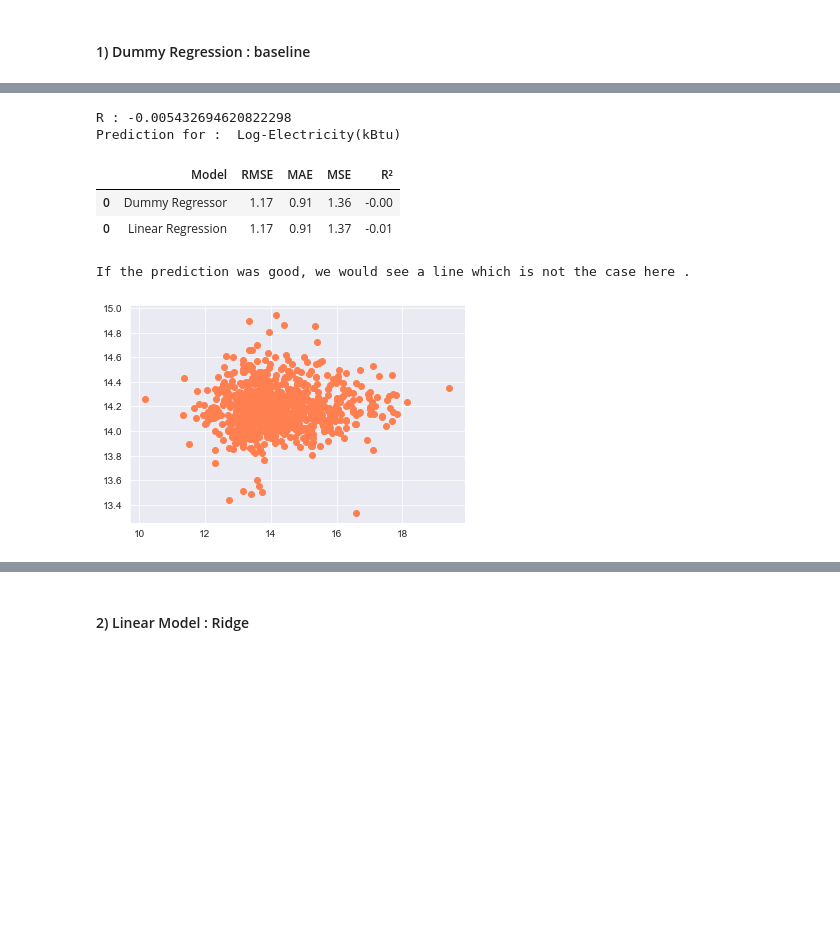
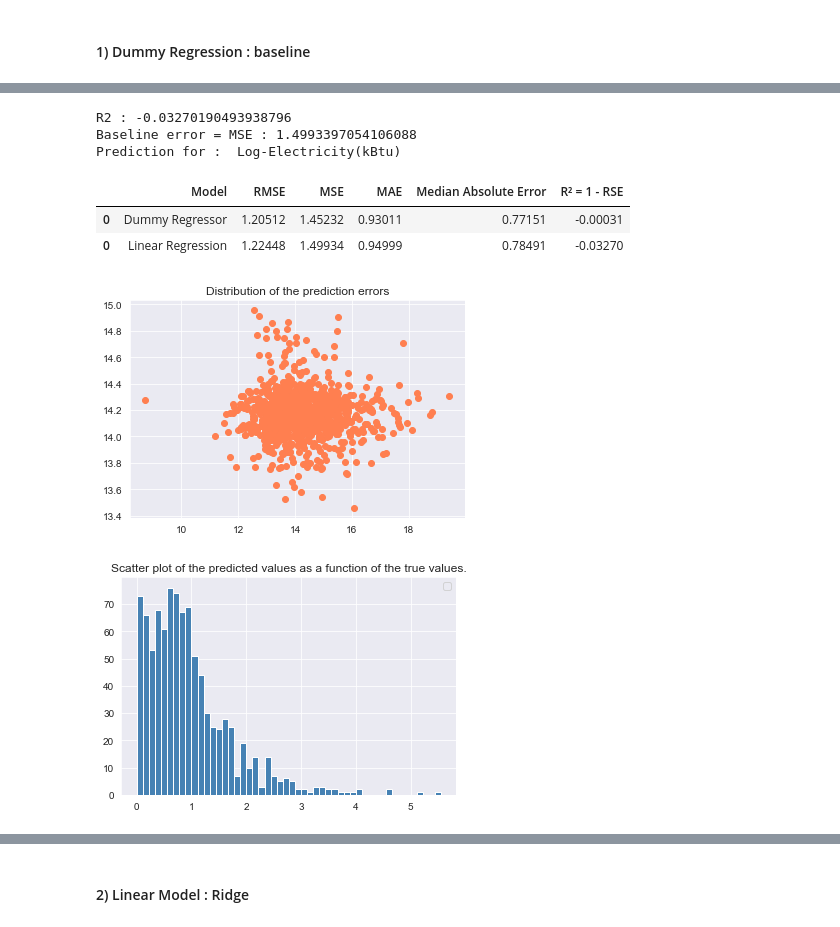
Before and after one commit to oumeima-elgharbi/P4_Data_Science_OpenClassrooms, a Jupyter notebook: P4_03_prediction.ipynb, the cells around one changed output, grey strips where cells are left out. Saved outputs shown, nothing was run; the diff lists cells and outputs as text; code cells hidden in the pictures; blank space fills up the shorter version.

Commit message:
trying models, put again outliers

```diff
--- a/P4_03_prediction.ipynb
+++ b/P4_03_prediction.ipynb
@@ -77,7 +84,9 @@ print("This dictionary will be used when reading the csv file to assign a type t
 # %% [output]
 This dictionary will be used when reading the csv file to assign a type to categorical features : {'BuildingType': 'category', 'PrimaryPropertyType': 'category', 'Neighborhood': 'category', 'ZipCode': ...
 # %%
-dataset_path = "dataset/cleaned/2016_Building_Energy_Prediction.csv"
+path = "./dataset/cleaned/"
+filename = "2016_Building_Energy_Prediction.csv"
+dataset_path = "{}{}".format(path, filename)
 # we assign the categorical features with a categotical type
 data = pd.read_csv(dataset_path, dtype=category_types, sep=",")
 # %%
@@ -138,7 +147,7 @@ Index(['OSEBuildingID', 'BuildingType', 'PrimaryPropertyType', 'ZipCode',
        'Log-TotalGHGEmissions'],
       dtype='object')
 # %%
-features_for_prediction = ["BuildingType", "PrimaryPropertyType", "Neighborhood", "Log-NumberofFloors", "Log-PropertyGFATotal", "Log-PropertyGFAParking", "Log-SecondLargestPropertyUseTypeGFA", "Log-ThirdLargestPropertyUseTypeGFA"]
+features_for_prediction = ["BuildingType", "PrimaryPropertyType", "Neighborhood", "Log-NumberofFloors", "Log-PropertyGFATotal", "Log-PropertyGFABuilding(s)", "Log-SecondLargestPropertyUseTypeGFA", "Log-ThirdLargestPropertyUseTypeGFA"]
 
 #features_for_prediction = ["YearBuilt", "NumberofBuildings", "NumberofFloors", "LargestPropertyUseTypeGFA", "SecondLargestPropertyUseTypeGFA", "ThirdLargestPropertyUseTypeGFA",
    #                        "BuildingType","PrimaryPropertyType", "Neighborhood", "LargestPropertyUseType", "SecondLargestPropertyUseType", "ThirdLargestPropertyUseType"]
@@ -588,18 +597,19 @@ X_test.shape
 # %% [markdown]
 #### 1) Dummy Regression : baseline
 # %%
-from sklearn.metrics import mean_absolute_error,r2_score,mean_squared_error
+from sklearn.metrics import mean_absolute_error, r2_score, mean_squared_error, median_absolute_error
 
-pd.set_option('display.float_format', lambda x: '%.2f' % x)
+pd.set_option('display.float_format', lambda x: '%.5f' % x)
 
 global results
 results = pd.DataFrame({})
 
 def evaluate_regression(model_name, results, y_test, y_pred):
     print("Prediction for : ", variable_to_predict)
+    mse = mean_squared_error(y_test, y_pred)
     rmse = np.sqrt(mean_squared_error(y_test, y_pred))
     mae = mean_absolute_error(y_test,y_pred)
-    mse = mean_squared_error(y_test, y_pred)
+    median_ae = median_absolute_error(y_test, y_pred)
     r2 = r2_score(y_test, y_pred)
 
     #print("RMSE : {:.2f}".format(rmse))
@@ -607,15 +617,24 @@ def evaluate_regression(model_name, results, y_test, y_pred):
     #print("MSE : {:.2f}".format(mse))
     #print("R² : {:.2f}".format(r2))
     results = pd.concat([results, pd.DataFrame({"Model" : [model_name],
-                               'RMSE' : [rmse],
-                               'MAE' : [mae],
-                               "MSE": [mse],
-                               "R²" : [r2]})])
+                               "RMSE" : [rmse],
+                                "MSE": [mse],
+                                "MAE" : [mae],
+                                "Median Absolute Error": [median_ae],
+                               "R² = 1 - RSE" : [r2]})])
     display(results)
 
     # 2) graph
-    print("If the prediction was good, we would see a line which is not the case here .")
+    plt.title("Scatter plot of the predicted values as a function of the true values.")
+    plt.legend("If the prediction was good, we would see a line.")
+    plt.figure(0)
     plt.scatter(y_test, y_pred, color='coral')
+
+    plt.title("Distribution of the prediction errors")
+    err_hist = np.abs(y_test - y_pred)
+    plt.figure(1)
+    plt.hist(err_hist, bins=50, color='steelblue')
+
     return  results
 # %%
 def display_prediction(y_test, y_pred):
@@ -657,26 +676,29 @@ If the prediction was good, we would see a line which is not the case here .
 # %%
 from sklearn import linear_model
 
 # 0) We create a linear regression model
 lr = linear_model.LinearRegression()
 
 # 1) Training Linear Regression and Evaluating
 reg = lr.fit(X_train, y_train)
 y_pred_lr = reg.predict(X_test)
 
 prediction_score = lr.score(X_test, y_test)
-#print("Accuracy is : %.2f" % (100 * prediction_score))
-print('R : {}'.format(prediction_score))
+print('R2 : {}'.format(prediction_score))
+
+baseline_error = mean_squared_error(y_test, y_pred_lr)
+print("Baseline error = MSE :", baseline_error)
 
 results = evaluate_regression("Linear Regression", results, y_test, y_pred_lr)
 # %% [output]
-R : -0.005432694620822298
+R2 : -0.03270190493938796
+Baseline error = MSE : 1.4993397054106088
 Prediction for :  Log-Electricity(kBtu)
-|  | Model | RMSE | MAE | MSE | R² |
-| 0 | Dummy Regressor | 1.17 | 0.91 | 1.36 | -0.00 |
-| 0 | Linear Regression | 1.17 | 0.91 | 1.37 | -0.01 |
+|  | Model | RMSE | MSE | MAE | Median Absolute Error | R² = 1 - RSE |
+| 0 | Dummy Regressor | 1.20512 | 1.45232 | 0.93011 | 0.77151 | -0.00031 |
+| 0 | Linear Regression | 1.22448 | 1.49934 | 0.94999 | 0.78491 | -0.03270 |
-If the prediction was good, we would see a line which is not the case here .
-[figure, old version]
+[figure, new version]
+[figure, added]
 # %%
 y_test
 # %% [output]
```
Also changed, not shown: parts of 93 cells of this notebook, 1 other file.
